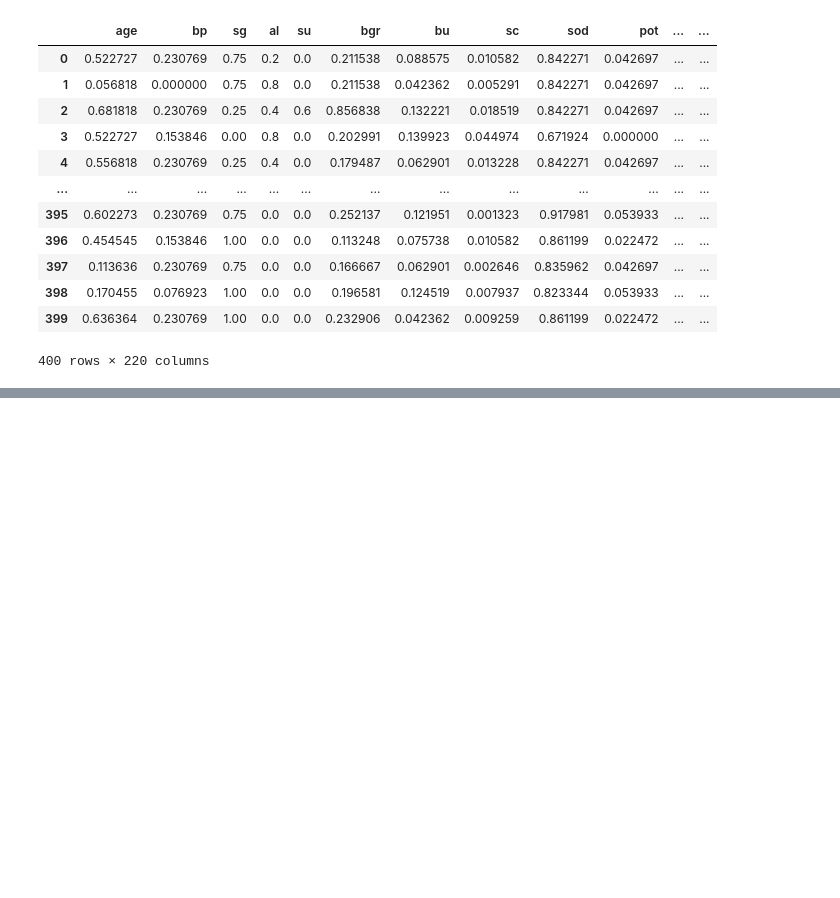
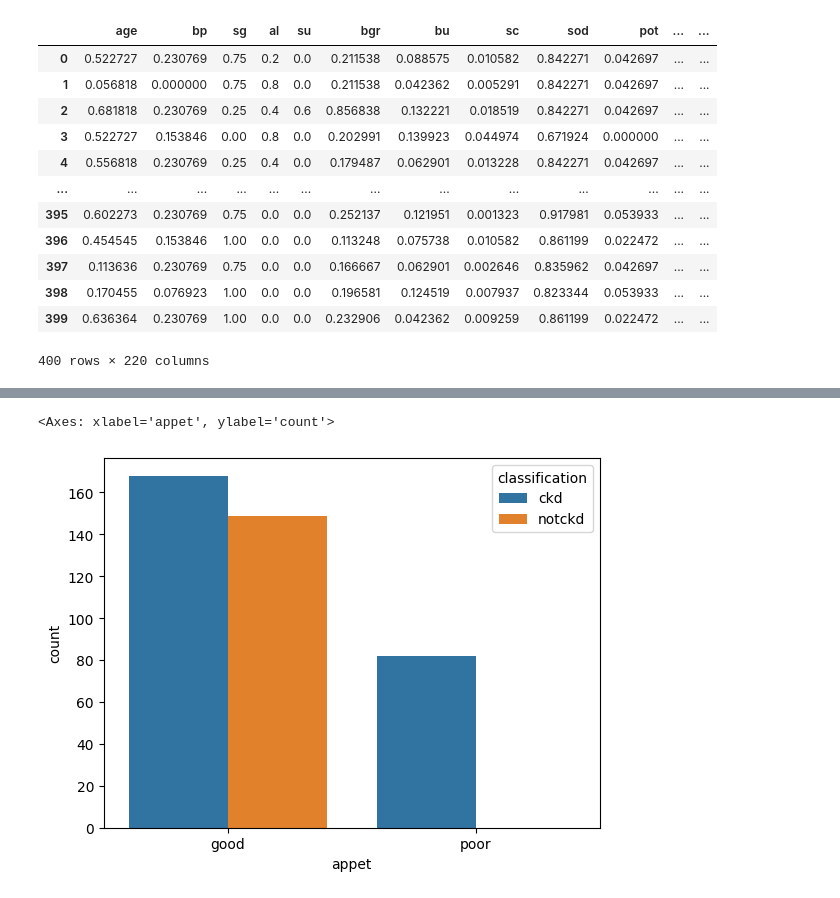
Before and after one commit to Elwing-Chou/kmu1201, a Jupyter notebook: 3_tsne.ipynb, the cells around one changed output, grey strips where cells are left out. Saved outputs shown, nothing was run; the diff lists cells and outputs as text; code cells hidden in the pictures; blank space fills up the shorter version.

```diff
--- a/3_tsne.ipynb
+++ b/3_tsne.ipynb
@@ -51,0 +73,6 @@ x_scale
+# %%
+sns.countplot(x=df["appet"],
+       hue=ans)
+# %% [output]
+<Axes: xlabel='appet', ylabel='count'>
+[figure, added]
```
Also changed, not shown: parts of 3 cells of this notebook.
